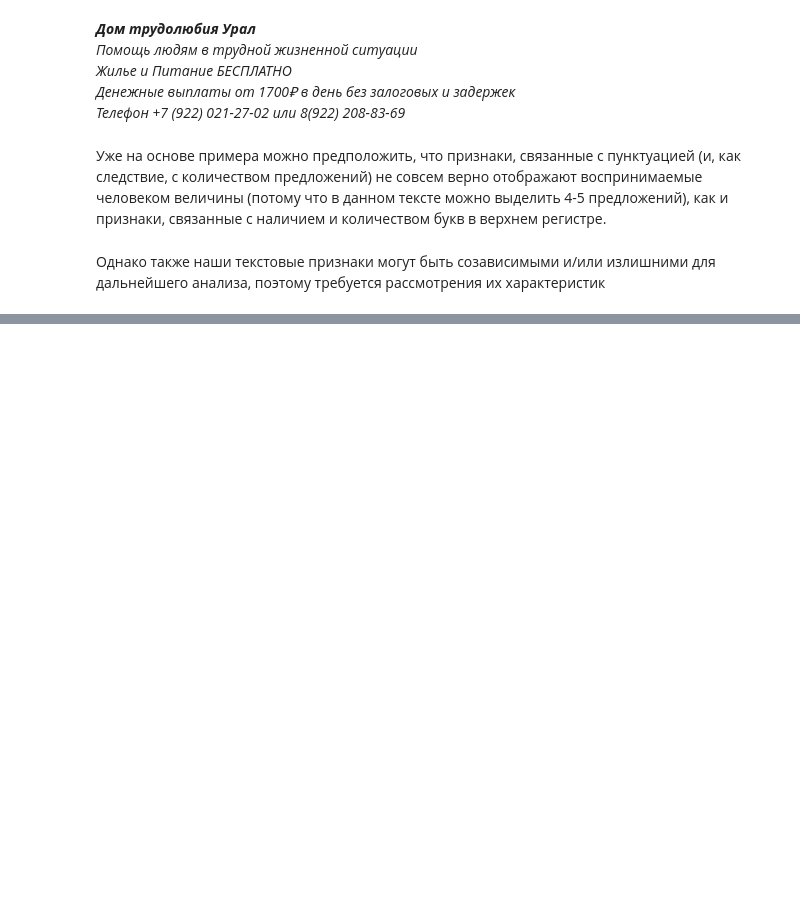
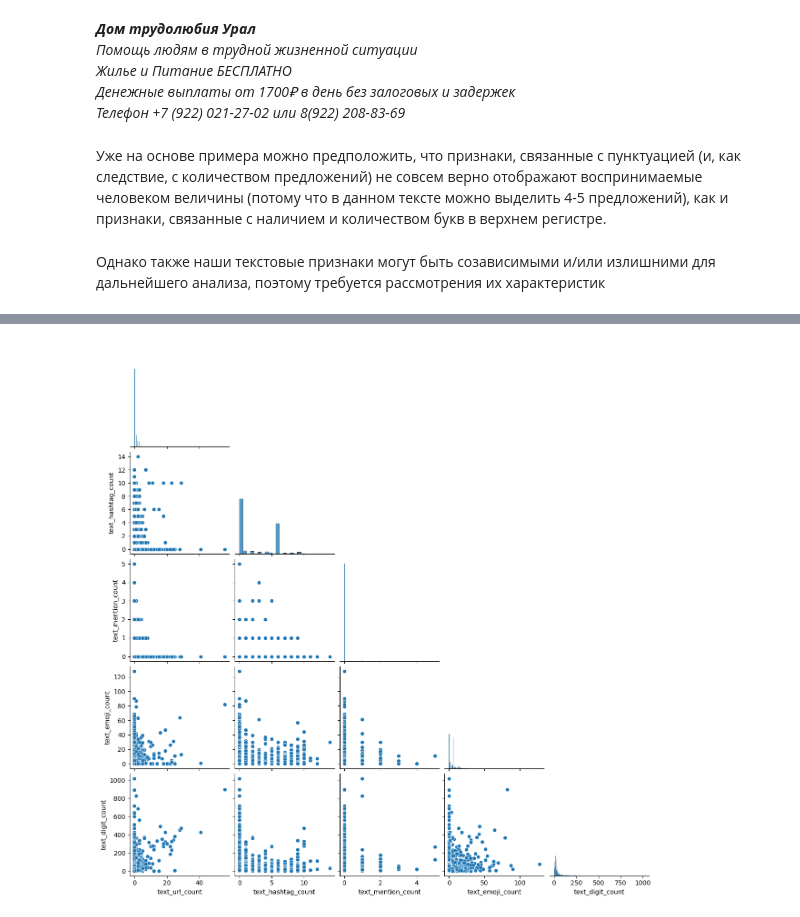
Before and after one commit to StAkinshin/ITMO_Data-Engeneering-Course-26, a Jupyter notebook: notebooks/EDA.ipynb, the cells around one changed output, grey strips where cells are left out. Drawn from its saved outputs; the diff is of its cells as text; code cells hidden in the pictures; blank space fills up the shorter version.

```diff
--- a/notebooks/EDA.ipynb
+++ b/notebooks/EDA.ipynb
@@ -443,0 +475,7 @@ extract_text_features(example_text)
+# %%
+other_params = ['text_url_count', 'text_hashtag_count', 'text_mention_count', 'text_emoji_count', 'text_digit_count']
+
+sns.pairplot(df[other_params], diag_kind = 'hist', corner = True)
+plt.show()
+# %% [output]
+[figure, added]
```
Also changed, not shown: parts of 9 cells of this notebook, 1 other file.
